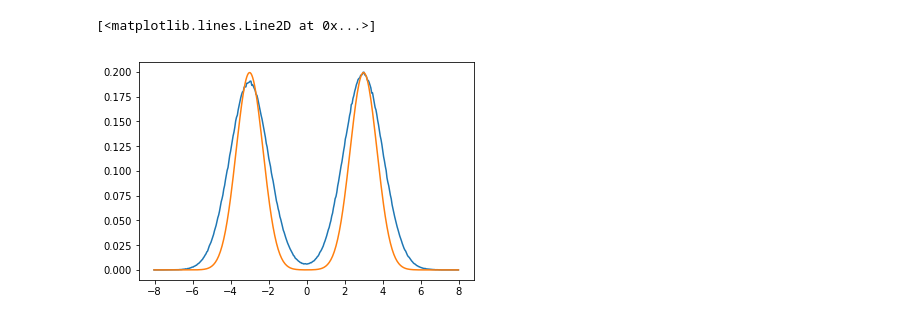
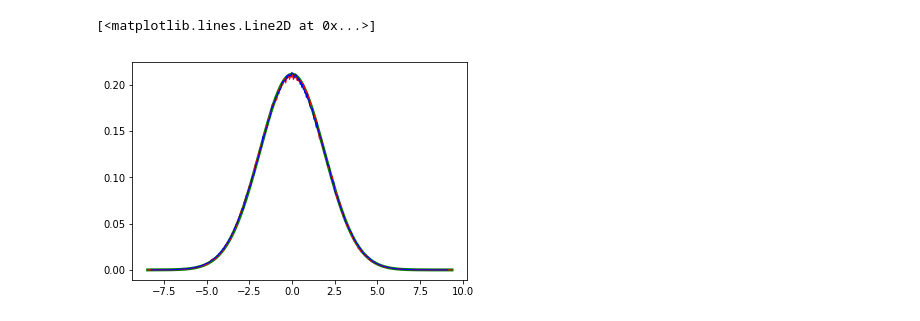
Before and after one commit to pelegs/msm, a Jupyter notebook: simulation/sim_test1.ipynb, the cells around one changed output. Cells and saved outputs as stored; diff of their text form; code cells hidden in the pictures.

```diff
--- a/simulation/sim_test1.ipynb
+++ b/simulation/sim_test1.ipynb
@@ -24 +24,10 @@ plt.plot(bin_edges[:-1], U.get_expected_probability(bin_edges[:-1]))
+# %%
+def f(x, k, b):
+    return np.exp(-b*k*x**2/2) / np.sqrt(2*np.pi/(k*b))
+plt.plot(bin_edges1[:-1], f(bin_edges1[:-1], k, b), linewidth=3, color='green')
+plt.plot(bin_edges1[:-1], hist1, linewidth=1, color='red')
+plt.plot(bin_edges2[:-1], hist2, linewidth=1, color='blue')
+# %% [output]
+[<matplotlib.lines.Line2D at 0x...>]
+[figure, added]
 # %%
@@ -30,7 +42,0 @@ def f(x, m):
-# %%
-ts, xs, hist, bin_edges = simulate('test2', V, max_t=500000)
-plt.plot(bin_edges[:-1], hist)
-plt.plot(bin_edges[:-1], f(bin_edges[:-1], mu))
-# %% [output]
-[<matplotlib.lines.Line2D at 0x...>]
-[figure, removed]
```
Also changed, not shown: parts of 10 cells of this notebook, 1 other file.
